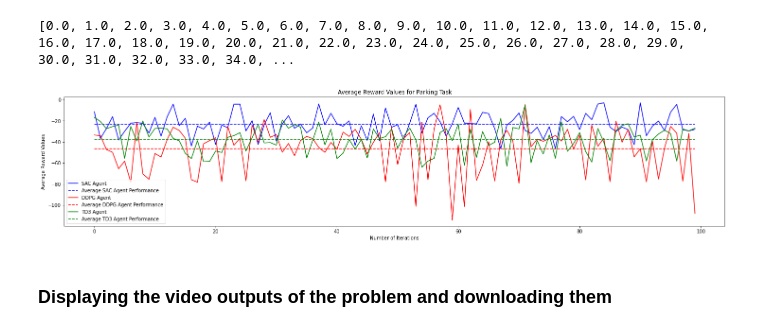
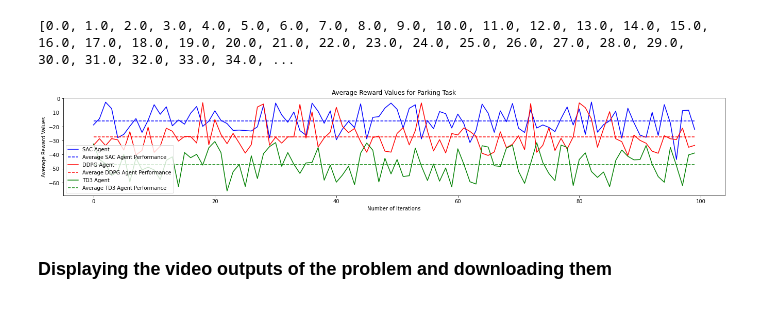
Before and after one commit to ashishrana160796/prototyping-self-driving-agents, a Jupyter notebook: help-layers/milestone_two_level_three_help.ipynb, the cells around one changed output. Saved outputs shown, nothing was run; the diff lists cells and outputs as text; code cells hidden in the pictures.

Commit message:
help layers code refactoring

```diff
--- a/help-layers/milestone_two_level_three_help.ipynb
+++ b/help-layers/milestone_two_level_three_help.ipynb
@@ -144,15 +108,18 @@ def capture_intermediate_frames(env):
 ### **SAC Agent Training with HER Wrapper function**
 # %%
 env = gym.make("parking-v0")
+
+# stable-baselines3 needs max episode length to be set.
+
 # SAC parses the model class of Off-Policy RL model.
 # 'MlpPolicy' implements actor-critic with a MLP (2 layers of 64 nodes).
 sac_model = HER('MlpPolicy', env, SAC, n_sampled_goal=4,
-            goal_selection_strategy='future',
+            goal_selection_strategy='future', max_episode_length=256,
             verbose=1, buffer_size=int(1e6),
             learning_rate=1e-3,
-            gamma=0.9, batch_size=256,
-            policy_kwargs=dict(layers=[256, 256, 256]))
-# argument: total_timesteps is passed as approximately 33k.
+            gamma=0.95, batch_size=256, online_sampling=True,
+            policy_kwargs=dict(net_arch=[256, 256, 256]))
+# argument: total_timesteps is `passed as approximately 33k.
 # It gives number of timestamps to train on.
-sac_model.learn(16384)
+sac_model.learn(int(18384))
 # %% [output]
@@ -203,9 +170,9 @@ print(avg_sac_rewards)
 # %%
 env = gym.make("parking-v0")
 ddpg_model = HER('MlpPolicy', env, DDPG, n_sampled_goal=4,
-            goal_selection_strategy='future',
+            goal_selection_strategy='future', max_episode_length=256,
             verbose=1, buffer_size=int(1e6),
-            gamma=0.9, batch_size=256,
-            policy_kwargs=dict(layers=[256, 256, 256]))
-ddpg_model.learn(16384)
+            gamma=0.9, batch_size=256, online_sampling=True,
+            policy_kwargs=dict(net_arch=[256, 256, 256]))
+ddpg_model.learn(18384)
 # %% [output]
@@ -255,9 +222,9 @@ print(avg_ddpg_rewards)
 # %%
 env = gym.make("parking-v0")
 td3_model = HER('MlpPolicy', env, TD3, n_sampled_goal=4,
-            goal_selection_strategy='future',
+            goal_selection_strategy='future', max_episode_length=256,
             verbose=1, buffer_size=int(1e6),
-            gamma=0.9, batch_size=256,
-            policy_kwargs=dict(layers=[256, 256, 256]))
-td3_model.learn(16384)
+            gamma=0.9, batch_size=256, online_sampling=True,
+            policy_kwargs=dict(net_arch=[256, 256, 256]))
+td3_model.learn(18384)
 # %% [output]
@@ -320,23 +292,23 @@ avg_ddpg_rewards_list.extend(repeat(avg_ddpg_rewards, 100))
 avg_sac_rewards_list.extend(repeat(avg_sac_rewards, 100))
 # %%
 # Plotting the reward results after model training.
-plt.figure(figsize=(25,5))
+plt.figure(figsize=(23,3.5))
 
 plt.plot(num_len, sac_rewards, label='SAC Agent', color="blue")
 plt.plot(num_len, avg_sac_rewards_list, '--', label='Average SAC Agent Performance', color="blue")
 plt.plot(num_len, ddpg_rewards, label='DDPG Agent', color="red")
 plt.plot(num_len, avg_ddpg_rewards_list, '--', label='Average DDPG Agent Performance', color="red")
 plt.plot(num_len, td3_rewards, label='TD3 Agent', color="green")
 plt.plot(num_len, avg_td3_rewards_list, '--', label='Average TD3 Agent Performance', color="green")
 
 plt.xlabel('Number of Iterations')
 plt.ylabel('Average Reward Values')
 plt.title('Average Reward Values for Parking Task')
 plt.legend()
 
 plt.show()
 # %% [output]
-[figure, old version]
+[figure, new version]
 # %% [markdown]
 ### **Displaying the video outputs of the problem and downloading them**
 # %%
```
Also changed, not shown: parts of 19 cells of this notebook.
